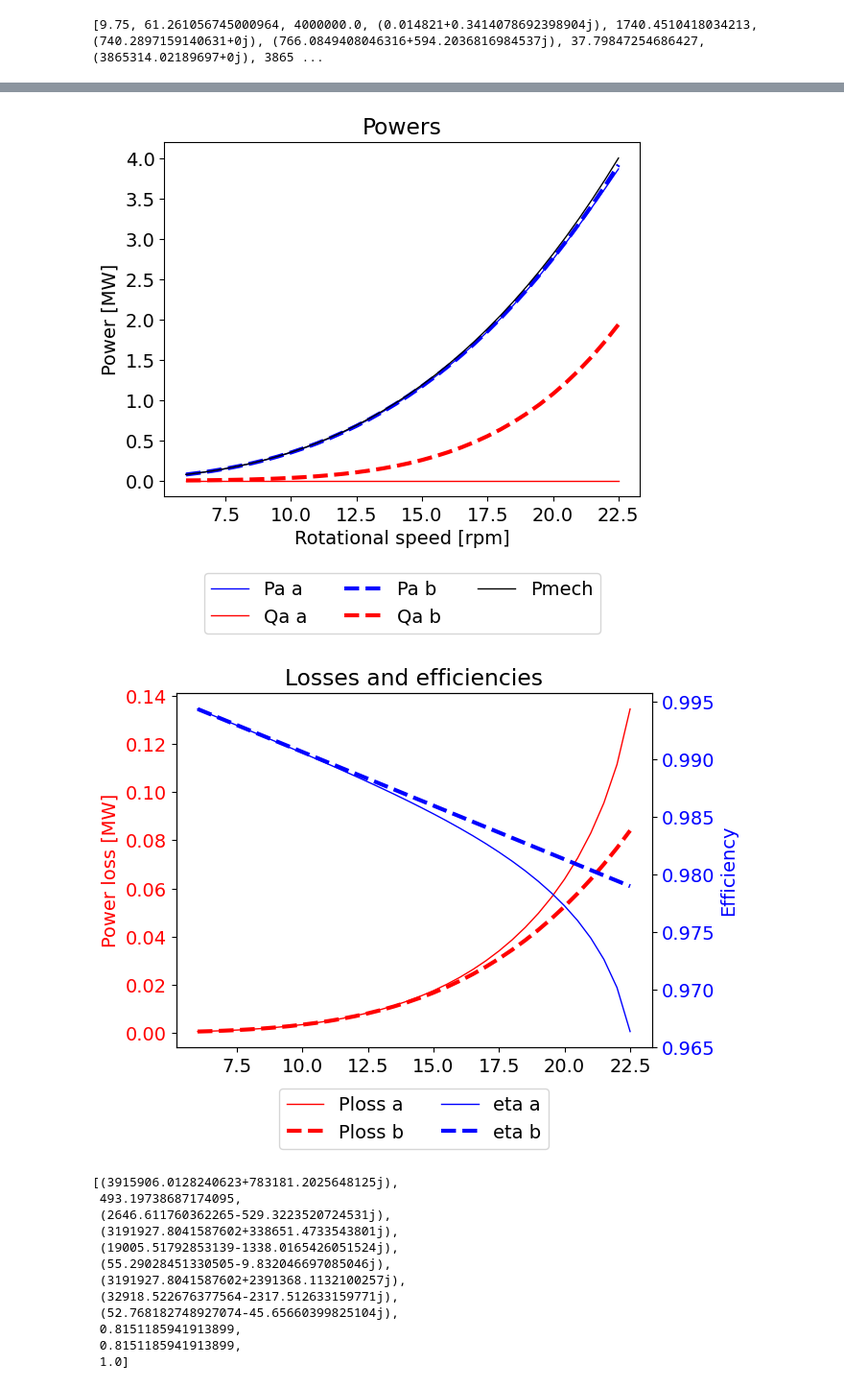
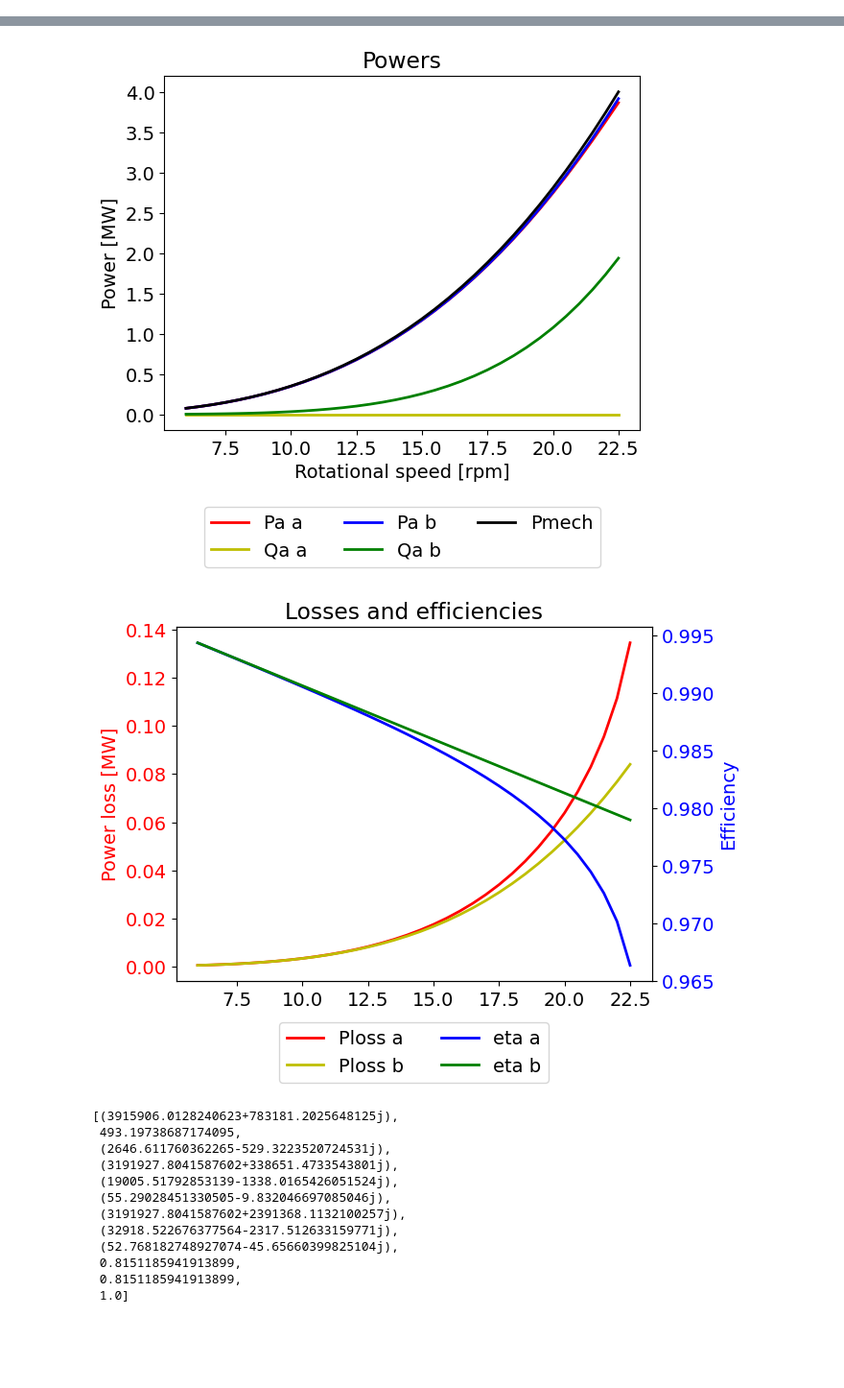
Before and after one commit to nicolaaaaaaaaaaaaaaaaaaaaa/group-40, a Jupyter notebook: assignment2/assignment2_notebook_all_questions.ipynb, the cells around one changed output, grey strips where cells are left out. Shown: that part at 96% size. Drawn from its saved outputs; the diff is of its cells as text; code cells hidden in the pictures; blank space fills up the shorter version.

```diff
--- a/assignment2/assignment2_notebook_all_questions.ipynb
+++ b/assignment2/assignment2_notebook_all_questions.ipynb
@@ -80,10 +80,7 @@ def generator(N, p, Rg, Lg, psi, case):
     return([fs,omega,Pmech,Zg,Ia,Va,Ea,angle,Sa,Pa,Qa,Ploss,efficiency])
 
 case_a = generator(Nnom, p, Rg, Lg, psi, "a")
-print(case_a)
 case_b = generator(Nnom, p, Rg, Lg, psi, "b")
-# %% [output]
-[9.75, 61.261056745000964, 4000000.0, (0.014821+0.3414078692398904j), 1740.4510418034213, (740.2897159140631+0j), (766.0849408046316+594.2036816984537j), 37.79847254686427, (3865314.02189697+0j), 3865 ...
 # %%
 list_N = np.arange(np.ceil(N_min),23,0.5)
 
@@ -103,10 +100,9 @@ Data_b = pd.DataFrame(data_b, columns=['N','fs','omega','Pmech','Zg','Ia','Va','
 plt.rcParams.update({'font.size': 14})
 
 plt.figure(1)
-plt.plot(Data_a['N'], abs(Data_a["Ea"]), zorder=1, color='b', linestyle='solid', label="Ea a")
-plt.plot(Data_a['N'], abs(Data_a["Va"]), zorder=1, color='r', linestyle='solid', label="Va a")
-plt.plot(Data_b['N'], abs(Data_b["Ea"]), zorder=2, color='b', linewidth=3,linestyle='dashed', label="Ea b")
-plt.plot(Data_b['N'], abs(Data_b["Va"]), zorder=2, color='r', linewidth=3,linestyle='dashed', label="Va b")
+plt.plot(Data_a['N'], abs(Data_a["Ea"]), zorder=1, color='k', linewidth=2, linestyle='solid', label="Ea")
+plt.plot(Data_a['N'], abs(Data_a["Va"]), zorder=1, color='r', linewidth=2, linestyle='solid', label="Va a")
+plt.plot(Data_b['N'], abs(Data_b["Va"]), zorder=2, color='b', linewidth=2, linestyle='solid', label="Va b")
 plt.legend()
 plt.title('Voltages')
 plt.xlabel('Rotational speed [rpm]')
@@ -114,8 +110,8 @@ plt.ylabel('Voltage [V]')
 plt.show()
 
 plt.figure(2)
-plt.plot(Data_a['N'], abs(Data_a["Ia"]), zorder=1, color='k', linewidth=1, linestyle='solid',  label="Ia a")
-plt.plot(Data_b['N'], abs(Data_b["Ia"]), zorder=1, color='k', linewidth=3, linestyle='dashed', label="Ia b")
+plt.plot(Data_a['N'], abs(Data_a["Ia"]), zorder=1, color='r', linewidth=2, linestyle='solid', label="Ia a")
+plt.plot(Data_b['N'], abs(Data_b["Ia"]), zorder=1, color='b', linewidth=2, linestyle='solid', label="Ia b")
 plt.legend()
 plt.title('Currents')
 plt.xlabel('Rotational speed [rpm]')
@@ -123,11 +119,11 @@ plt.ylabel('Current [A]')
 plt.show()
 
 fig, ax = plt.subplots()
-ax.plot(Data_a['N'], Data_a["Pa"]     /10**6,    linewidth=1, color='b', linestyle='solid', label="Pa a")
-ax.plot(Data_a['N'], abs(Data_a["Qa"])/10**6,    linewidth=1, color='r', linestyle='solid', label="Qa a")
-ax.plot(Data_b['N'], Data_b["Pa"]     /10**6,    linewidth=3, color='b', linestyle='dashed', label="Pa b")
-ax.plot(Data_b['N'], abs(Data_b["Qa"])/10**6,    linewidth=3, color='r', linestyle='dashed', label="Qa b")
-ax.plot(Data_a['N'], Data_a["Pmech"]  /10**6,    linewidth=1, color='k', linestyle='solid', label="Pmech")
+ax.plot(Data_a['N'], Data_a["Pa"]     /10**6,    linewidth=2, color='r', linestyle='solid', label="Pa a")
+ax.plot(Data_a['N'], abs(Data_a["Qa"])/10**6,    linewidth=2, color='y', linestyle='solid', label="Qa a")
+ax.plot(Data_b['N'], Data_b["Pa"]     /10**6,    linewidth=2, color='b', linestyle='solid', label="Pa b")
+ax.plot(Data_b['N'], abs(Data_b["Qa"])/10**6,    linewidth=2, color='g', linestyle='solid', label="Qa b")
+ax.plot(Data_a['N'], Data_a["Pmech"]  /10**6,    linewidth=2, color='k', linestyle='solid', label="Pmech")
 legend = ax.legend(loc='center', bbox_to_anchor=(0.5, -0.3), ncol=3)
 ax.set_title('Powers')
 ax.set_xlabel('Rotational speed [rpm]')
@@ -136,14 +132,14 @@ ax.set_ylabel('Power [MW]')
 
 
 fig, ax1 = plt.subplots()
-ax1.plot(Data_a['N'], Data_a["Ploss"]/10**6, linewidth=1, color='r', linestyle='solid', label="Ploss a")
-ax1.plot(Data_b['N'], Data_b["Ploss"]/10**6, linewidth=3, color='r', linestyle='dashed', label="Ploss b")
+ax1.plot(Data_a['N'], Data_a["Ploss"]/10**6, linewidth=2, color='r', linestyle='solid', label="Ploss a")
+ax1.plot(Data_b['N'], Data_b["Ploss"]/10**6, linewidth=2, color='y', linestyle='solid', label="Ploss b")
 ax1.set_ylabel('Power loss [MW]', color='r')
 ax1.tick_params(axis='y', labelcolor='r')
 
 ax2 = ax1.twinx()
-ax2.plot(Data_a['N'], Data_a["efficiency"], linewidth=1, color='b', linestyle='solid', label="eta a")
-ax2.plot(Data_b['N'], Data_b["efficiency"], linewidth=3, color='b', linestyle='dashed', label="eta b")
+ax2.plot(Data_a['N'], Data_a["efficiency"], linewidth=2, color='b', linestyle='solid', label="eta a")
+ax2.plot(Data_b['N'], Data_b["efficiency"], linewidth=2, color='g', linestyle='solid', label="eta b")
 ax2.set_ylabel('Efficiency', color='b')
 ax2.tick_params(axis='y', labelcolor='b')
 
@@ -161,5 +157,5 @@ plt.show()
-[figure, old version]
+[figure, new version]
-[figure, old version]
+[figure, new version]
 # %%
 # from Vgrid to Vt1
 
```
Also changed, not shown: parts of 5 cells of this notebook.
